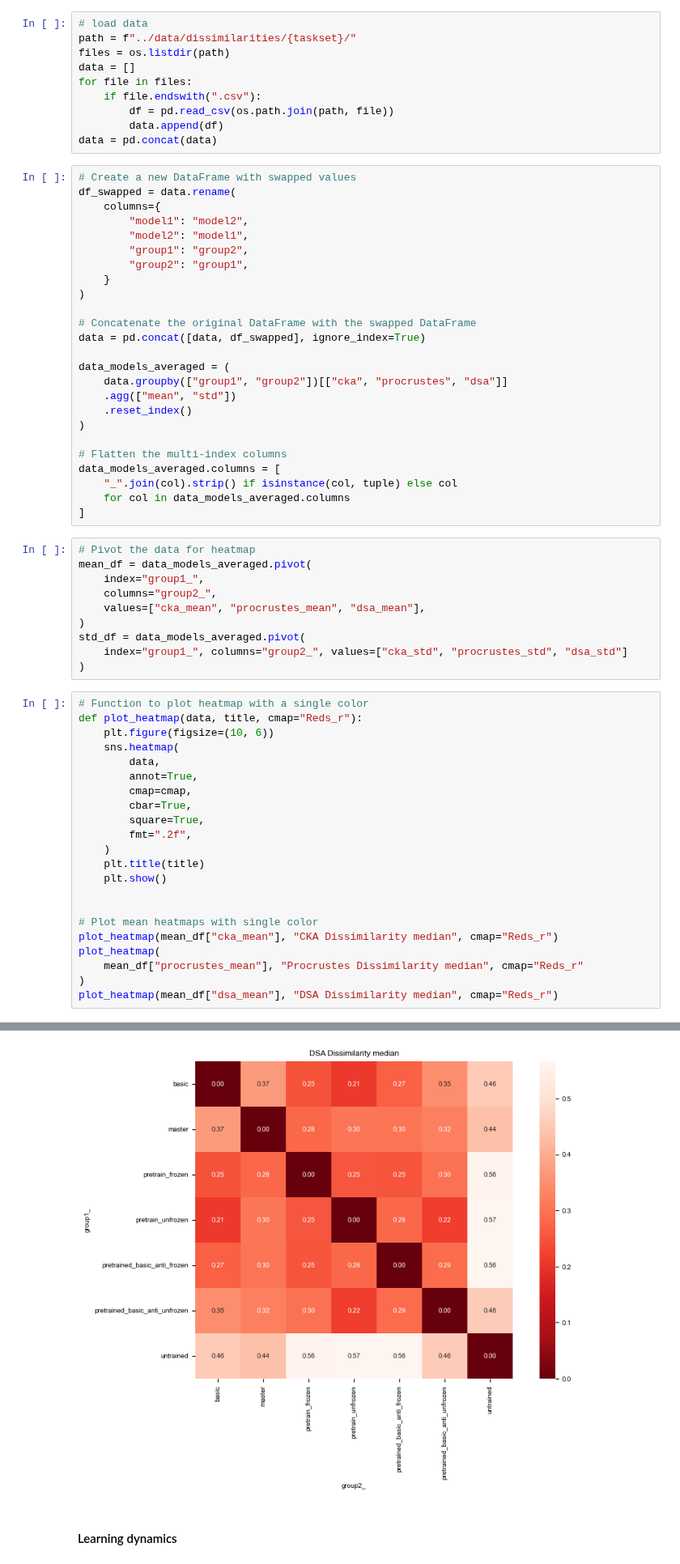
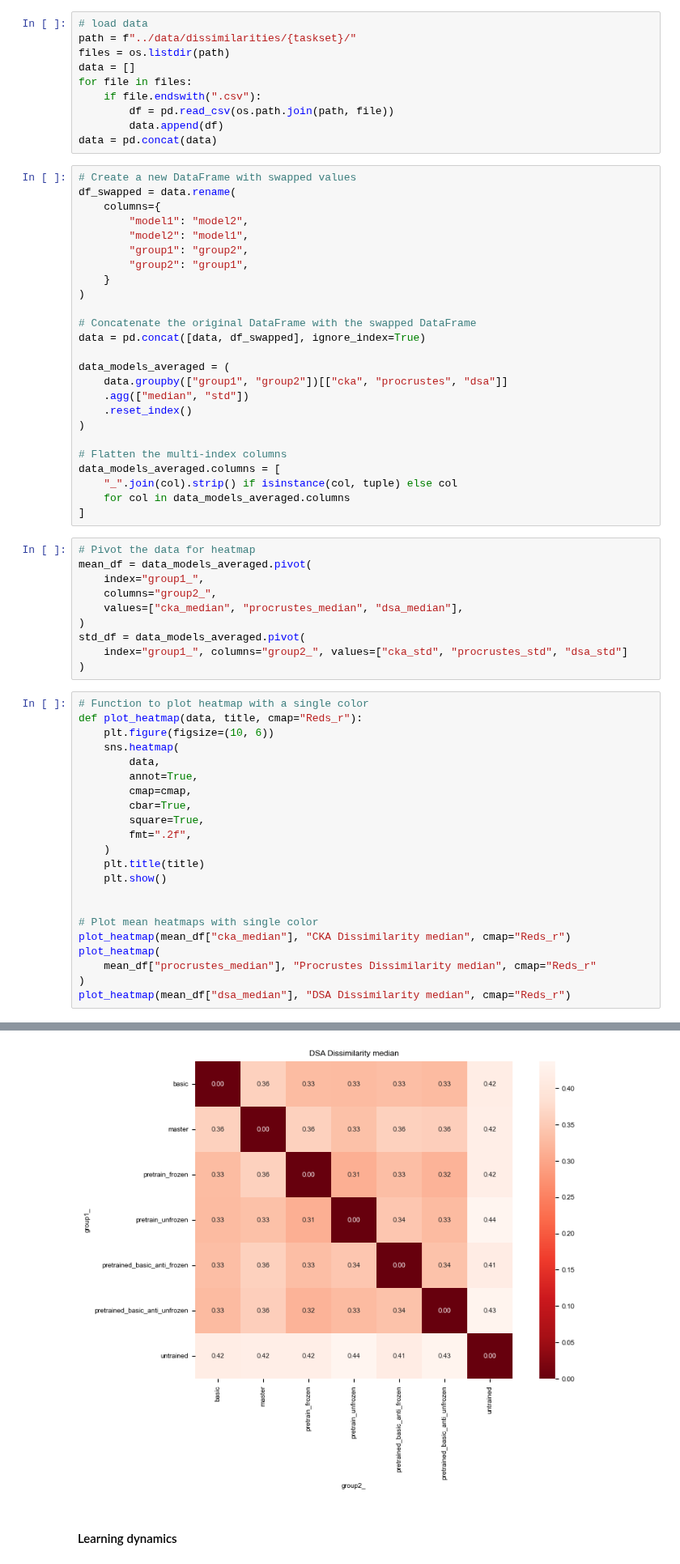
Before and after one commit to qglht/RepAL, a Jupyter notebook: notebooks/analysis_rnn.ipynb, the cells around one changed output, grey strips where cells are left out. Shown at 81% size. Saved outputs shown, nothing was run; the diff lists cells and outputs as text.

```diff
--- a/notebooks/analysis_rnn.ipynb
+++ b/notebooks/analysis_rnn.ipynb
@@ -133,7 +133,7 @@ data = pd.concat([data, df_swapped], ignore_index=True)
 
 data_models_averaged = (
     data.groupby(["group1", "group2"])[["cka", "procrustes", "dsa"]]
-    .agg(["mean", "std"])
+    .agg(["median", "std"])
     .reset_index()
 )
 
@@ -147,7 +147,7 @@ data_models_averaged.columns = [
 mean_df = data_models_averaged.pivot(
     index="group1_",
     columns="group2_",
-    values=["cka_mean", "procrustes_mean", "dsa_mean"],
+    values=["cka_median", "procrustes_median", "dsa_median"],
 )
 std_df = data_models_averaged.pivot(
     index="group1_", columns="group2_", values=["cka_std", "procrustes_std", "dsa_std"]
@@ -169,9 +169,9 @@ def plot_heatmap(data, title, cmap="Reds_r"):
 
 
 # Plot mean heatmaps with single color
-plot_heatmap(mean_df["cka_mean"], "CKA Dissimilarity median", cmap="Reds_r")
+plot_heatmap(mean_df["cka_median"], "CKA Dissimilarity median", cmap="Reds_r")
 plot_heatmap(
-    mean_df["procrustes_mean"], "Procrustes Dissimilarity median", cmap="Reds_r"
+    mean_df["procrustes_median"], "Procrustes Dissimilarity median", cmap="Reds_r"
 )
-plot_heatmap(mean_df["dsa_mean"], "DSA Dissimilarity median", cmap="Reds_r")
+plot_heatmap(mean_df["dsa_median"], "DSA Dissimilarity median", cmap="Reds_r")
 # %% [output]
@@ -180,4 +180,4 @@ plot_heatmap(mean_df["dsa_mean"], "DSA Dissimilarity median", cmap="Reds_r")
-[figure, old version]
+[figure, new version]
 # %% [markdown]
 #### Learning dynamics
 # %% [markdown]
```
Also changed, not shown: parts of 1 cell of this notebook, 2 other files.
